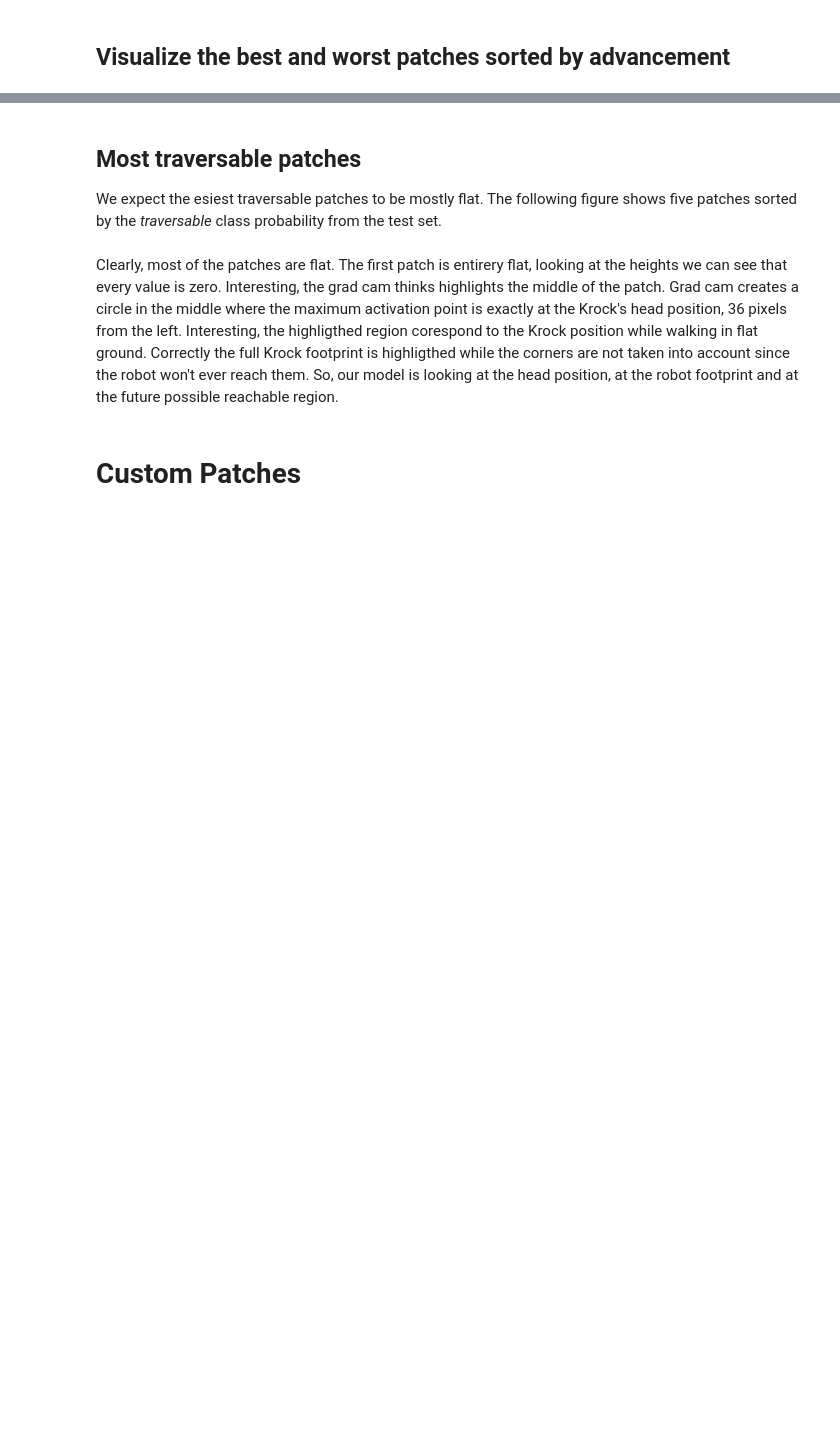
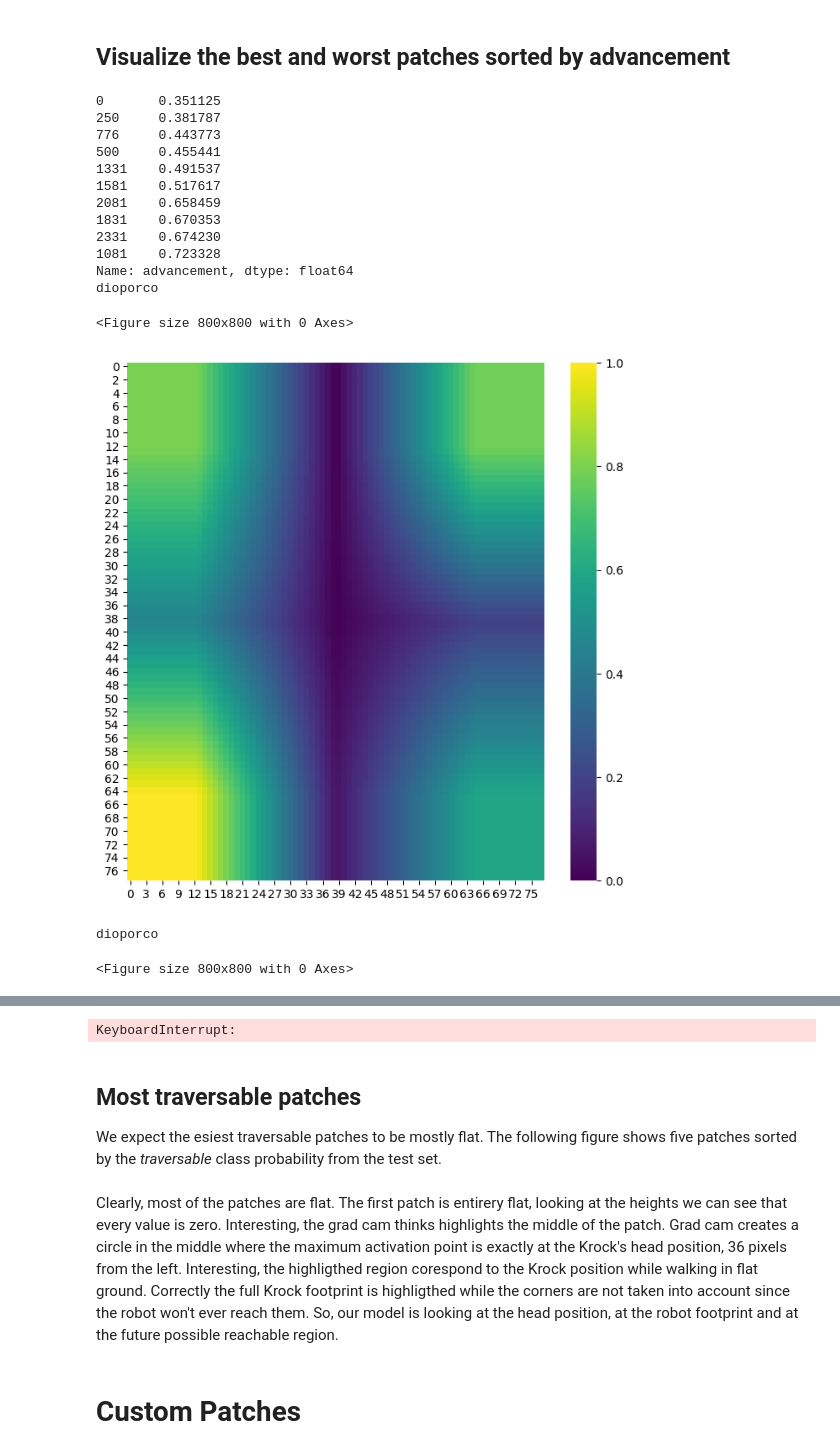
Before and after one commit to FrancescoSaverioZuppichini/Master-Thesis, a Jupyter notebook: core/interpretability-dataset.ipynb, the cells around one changed output, grey strips where cells are left out. Saved outputs shown, nothing was run; the diff lists cells and outputs as text; code cells hidden in the pictures; blank space fills up the shorter version.

```diff
--- a/core/interpretability-dataset.ipynb
+++ b/core/interpretability-dataset.ipynb
@@ -4,5 +1,10 @@
 # %%
+%reload_ext autoreload
+%autoreload 2
+
 import torch
+import matplotlib
+import os
 import matplotlib.pyplot as plt
 from estimators.data import TraversabilityDataset, get_transform
 from estimators.data.TraversabilityDataset import PatchesDataset
@@ -13,15 +15,13 @@ from interpretability import *
 from utilities.patches import *
 from jupyterthemes import jtplot
 from estimators.utils import load_model_from_name
-import matplotlib
-import os
+
+from jupyterthemes import jtplot
+jtplot.reset()
+#
+# plt.style.use(['science', 'ieee'])
+matplotlib.rcParams['figure.figsize'] = (8,8)
+get_ipython().config.get('IPKernelApp', {})['parent_appname'] = ""
-# %%
-from jupyterthemes import jtplot
-jtplot.reset()
-#
-plt.style.use(['science', 'ieee'])
-# matplotlib.rcParams['figure.figsize'] = (12,12)
-get_ipython().config.get('IPKernelApp', {})['parent_appname'] = ""
 # %% [markdown]
 # Parameters
 # %%
@@ -51,4 +53,6 @@ We are going to use the test set created from simulations run on the Quarry map
 # %%
-ds = TraversabilityDataset.from_root(TEST_ROOT, patches_dir=PATCHES_DIR, time_window = 50*2, patch_size=0.7, tr=0.2, transform=get_transform(debug=False))
+ds = TraversabilityDataset.from_root('/media/francesco/saetta/krock-dataset/new-test-random/100/',
+                                     patches_dir='/media/francesco/saetta/krock-dataset/new-test-random/100/patches/',
+                                     time_window = 50*2, patch_size=0.7, tr=0.2, transform=get_transform(debug=False))
 learner, _ = get_learner(model_name, model_dir, [], dataset=ds)
 explain = ExplainModel.from_leaner(learner, ds)
@@ -58,13 +73,35 @@ explain.by_looking_at().tell(ClassificationAnswer.from_explain).plot_confusion_m
 ## Visualize the best and worst patches sorted by advancement
 # %%
 explanations = explain.by_looking_at([ Best(), Worst()],how_many=10, every=250)
-base_dir = '/home/francesco/Documents/Master-Thesis/papers/Thesis/img/5/quarry/all/'
+base_dir = '/media/francesco/saetta/quarry-grad/'
 
 for name, explanation in explanations.items():
         explanation.df = explanation.df.sort_values('advancement')
         print(explanation.df['advancement'])
         answers = explanation.tell(PatchAnswer.from_explain)
         save_dir = '{}/{}'.format(base_dir, name)
         os.makedirs(save_dir, exist_ok=True)
         for i, answer in enumerate(answers):
-            answer.plot3d_mayavi(0.02, size=(513,513), distance=3.5, save_path='{}/{:02d}-patch-3d-majavi-colormap-{}.png'.format(save_dir, int(explanation.df['advancement'].iloc[i] * 100), i), azimuth=0, elevation=35, mesh=True, colormap='viridis', vmax=1)
+            grad_cam_p = answer.grad_cam(module.eval(), device)
+            fig = plt.figure()
+            grad_cam_p.plot2d()
+            plt.show()
+            save_path = save_path='{}/{:02d}-patch-3d-majavi-colormap-{}.png'.format(save_dir, int(explanation.df['advancement'].iloc[i] * 100), i)
+            answer.plot3d_mayavi(0.02, size=(513,513), distance=3.5, azimuth=0, elevation=10, mesh=True, save_path=save_path, scalars=grad_cam_p.hm, colormap='viridis')
+# %% [output]
+0       0.351125
+250     0.381787
+776     0.443773
+500     0.455441
+1331    0.491537
+1581    0.517617
+2081    0.658459
+1831    0.670353
+2331    0.674230
+1081    0.723328
+Name: advancement, dtype: float64
+dioporco
+<Figure size 800x800 with 0 Axes>
+[figure, added]
+dioporco
+<Figure size 800x800 with 0 Axes>
@@ -71,3 +109,4 @@ for name, explanation in explanations.items():
+KeyboardInterrupt:
 # %% [markdown]
 ## Most traversable patches
 We expect the esiest traversable patches to be mostly flat. The following figure shows five patches sorted by the *traversable* class probability from the test set.
```
Also changed, not shown: parts of 41 cells of this notebook, 18 other files.
